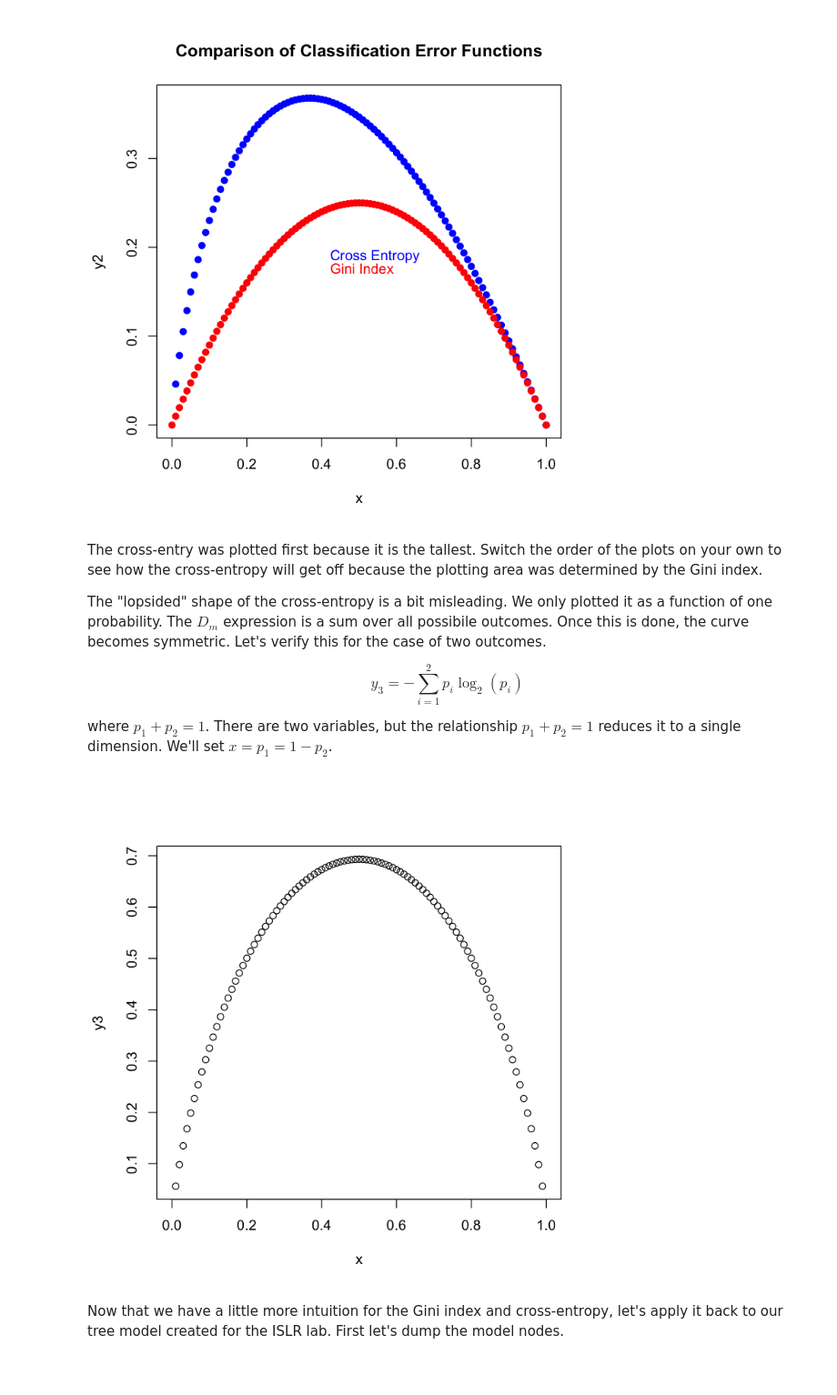
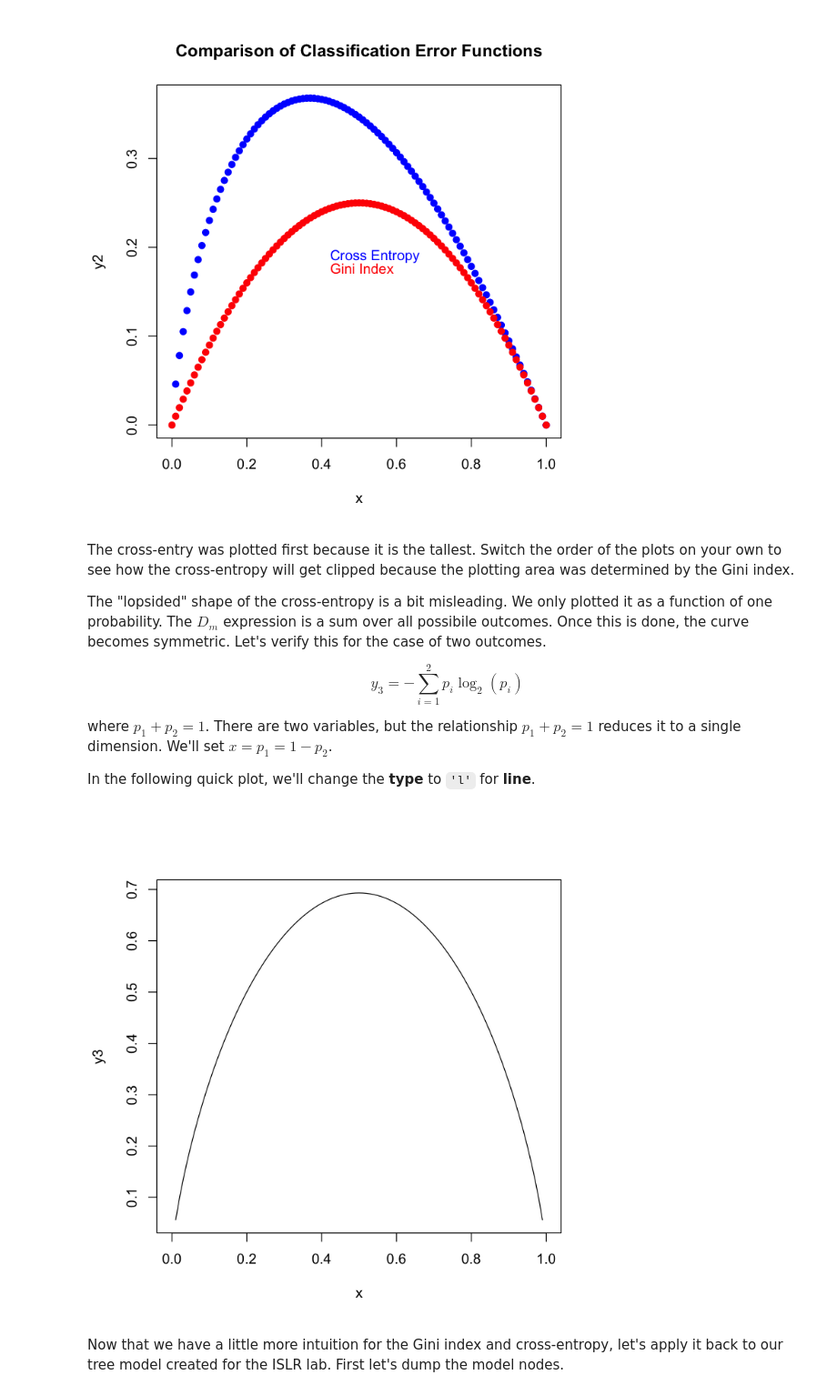
Before and after one commit to ocrug/warm-ups, a Jupyter notebook: islr/islr831.ipynb, the cells around one changed output. Shown: that part at 91% size. Cells and saved outputs as stored; diff of their text form; code cells hidden in the pictures; blank space fills up the shorter version.

Commit message:
Fixed typos; tweaked a few plots.

```diff
--- a/islr/islr831.ipynb
+++ b/islr/islr831.ipynb
@@ -275,7 +294,7 @@ legend('center', c("Cross Entropy", "Gini Index"),
 # %% [markdown]
 The cross-entry was plotted first because it is the tallest.
 Switch the order of the plots on your own to see how the
-cross-entropy will get off because the plotting area was determined
+cross-entropy will get clipped because the plotting area was determined
 by the Gini index.
 
 The "lopsided" shape of the cross-entropy is a bit misleading.
@@ -291,11 +310,14 @@ $$
 where $p_1 + p_2 = 1$.  There are two variables, but the relationship
 $p_1 + p_2 = 1$ reduces it to a single dimension.  We'll set
 $x = p_1 = 1 - p_2$.
+
+In the following quick plot, we'll change the **type** to `'l'` for
+**line**.
 # %%
 y3 <- -x * log(x) - (1-x)* log(1-x)
-plot(x, y3)
+plot(x, y3, type='l')
 # %% [output]
-[figure, old version]
+[figure, new version]
 # %% [markdown]
 Now that we have a little more intuition for the Gini index
 and cross-entropy, let's apply it back to our tree model created
```
Also changed, not shown: parts of 14 cells of this notebook.
